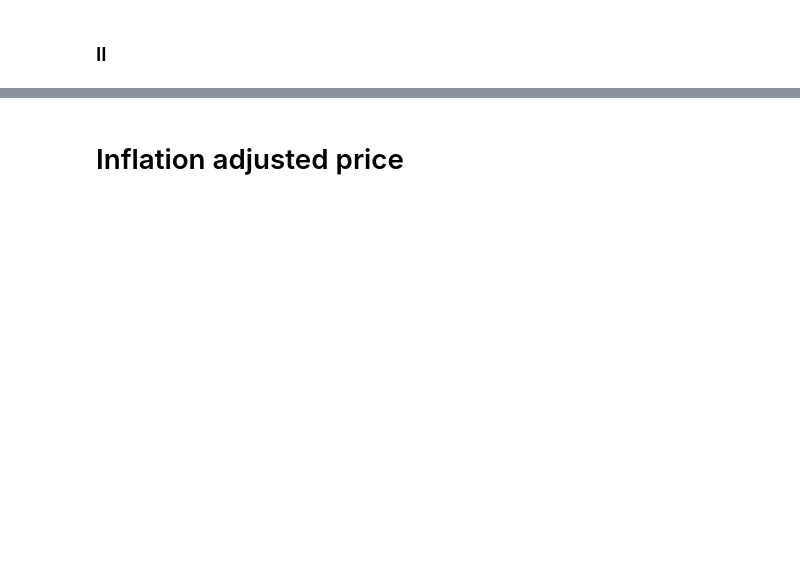
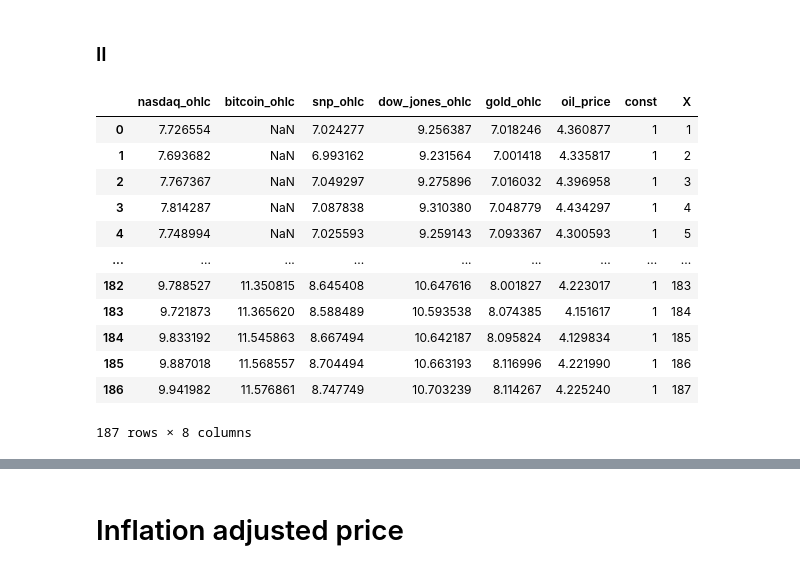
Before and after one commit to Michael-Kornilich/bitcoin_project, a Jupyter notebook: phase1/analysis.ipynb, the cells around one changed output, grey strips where cells are left out. Cells and saved outputs as stored; diff of their text form; code cells hidden in the pictures; blank space fills up the shorter version.

```diff
--- a/phase1/analysis.ipynb
+++ b/phase1/analysis.ipynb
@@ -209,10 +260,24 @@ Where each point on the chart is $(x; y) = (x; d_{2012;x})$\
 # %% [markdown]
 ### II
 # %%
-subset = data.reset_index(drop=True).map(log)
+subset = price_data.reset_index(drop=True).map(log)
 subset["const"] = 1
 subset["X"] = np.arange(1,len(subset)+1)
 subset
+# %% [output]
+|  | nasdaq_ohlc | bitcoin_ohlc | snp_ohlc | dow_jones_ohlc | gold_ohlc | oil_price | const | X |
+| 0 | 7.726554 | NaN | 7.024277 | 9.256387 | 7.018246 | 4.360877 | 1 | 1 |
+| 1 | 7.693682 | NaN | 6.993162 | 9.231564 | 7.001418 | 4.335817 | 1 | 2 |
+| 2 | 7.767367 | NaN | 7.049297 | 9.275896 | 7.016032 | 4.396958 | 1 | 3 |
+| 3 | 7.814287 | NaN | 7.087838 | 9.310380 | 7.048779 | 4.434297 | 1 | 4 |
+| 4 | 7.748994 | NaN | 7.025593 | 9.259143 | 7.093367 | 4.300593 | 1 | 5 |
+| ... | ... | ... | ... | ... | ... | ... | ... | ... |
+| 182 | 9.788527 | 11.350815 | 8.645408 | 10.647616 | 8.001827 | 4.223017 | 1 | 183 |
+| 183 | 9.721873 | 11.365620 | 8.588489 | 10.593538 | 8.074385 | 4.151617 | 1 | 184 |
+| 184 | 9.833192 | 11.545863 | 8.667494 | 10.642187 | 8.095824 | 4.129834 | 1 | 185 |
+| 185 | 9.887018 | 11.568557 | 8.704494 | 10.663193 | 8.116996 | 4.221990 | 1 | 186 |
+| 186 | 9.941982 | 11.576861 | 8.747749 | 10.703239 | 8.114267 | 4.225240 | 1 | 187 |
+187 rows × 8 columns
 # %%
 for asset in ["nasdaq_ohlc", "snp_ohlc", "dow_jones_ohlc", "gold_ohlc", "oil_price", "bitcoin_ohlc"]:
     frame = subset[["const","X",asset]]
```
Also changed, not shown: parts of 40 cells of this notebook.
